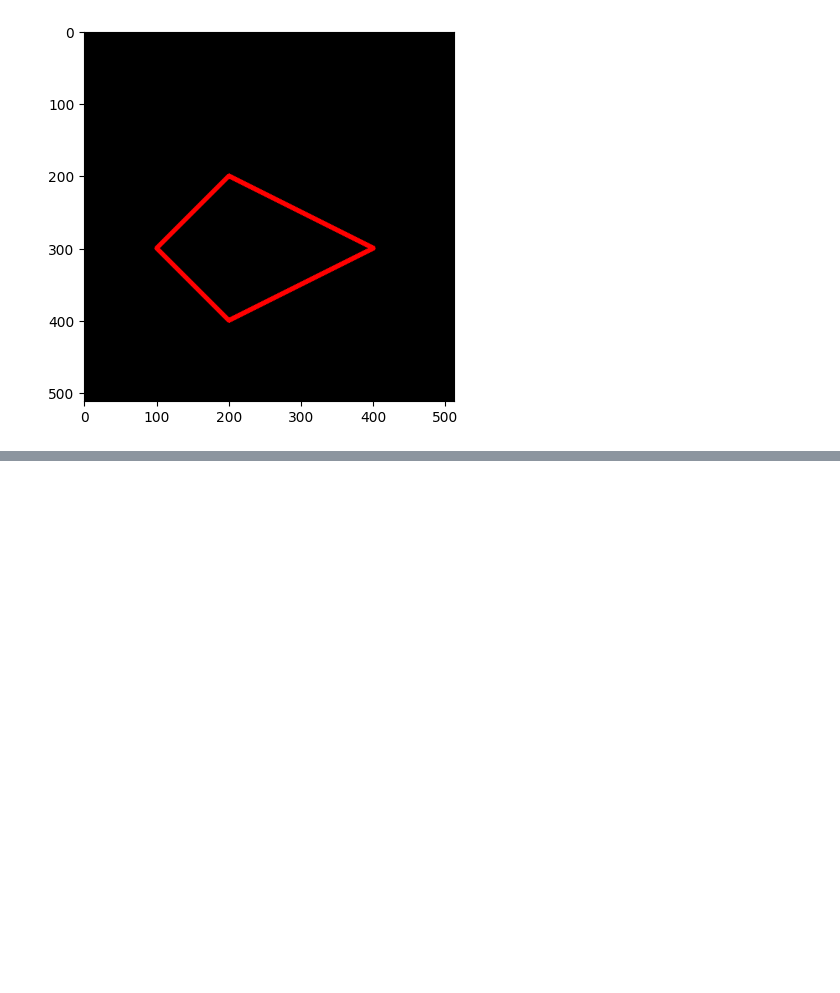
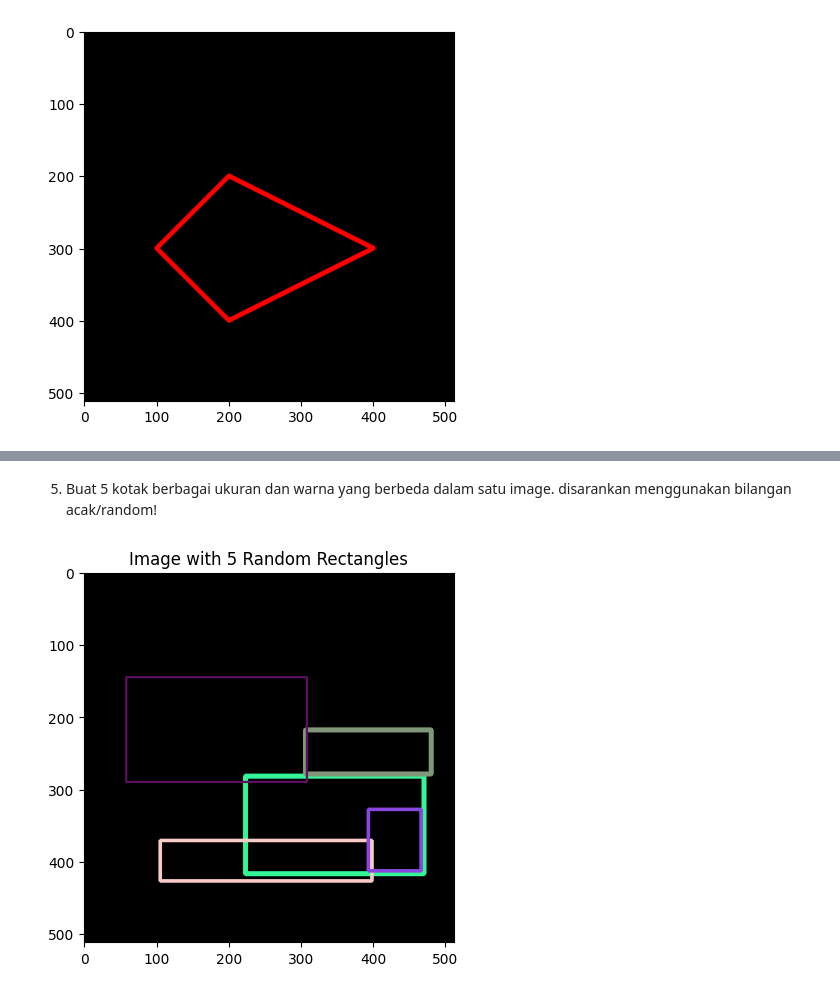
Before and after one commit to Ruphasa/PCKV, a Jupyter notebook: week1b.ipynb, the cells around one changed output, grey strips where cells are left out. Saved outputs shown, nothing was run; the diff lists cells and outputs as text; code cells hidden in the pictures; blank space fills up the shorter version.

```diff
--- a/week1b.ipynb
+++ b/week1b.ipynb
@@ -164,0 +219,21 @@ plt.imshow(black_img2)
+# %% [markdown]
+5.	Buat 5 kotak berbagai ukuran dan warna yang berbeda dalam satu image. disarankan menggunakan bilangan acak/random!
+# %%
+# Create a black image
+random_rect_img = np.zeros((512, 512, 3), dtype=np.uint8)
+
+# Draw 5 random rectangles
+for i in range(5):
+    x1 = np.random.randint(0, 400)
+    y1 = np.random.randint(0, 400)
+    x2 = np.random.randint(x1 + 50, 512)
+    y2 = np.random.randint(y1 + 50, 512)
+    color = (np.random.randint(0, 256), np.random.randint(0, 256), np.random.randint(0, 256))
+    thickness = np.random.randint(1, 10)
+    cv.rectangle(random_rect_img, (x1, y1), (x2, y2), color, thickness)
+
+plt.imshow(random_rect_img)
+plt.title('Image with 5 Random Rectangles')
+plt.show()
+# %% [output]
+[figure, added]
```
Also changed, not shown: parts of 16 cells of this notebook.
